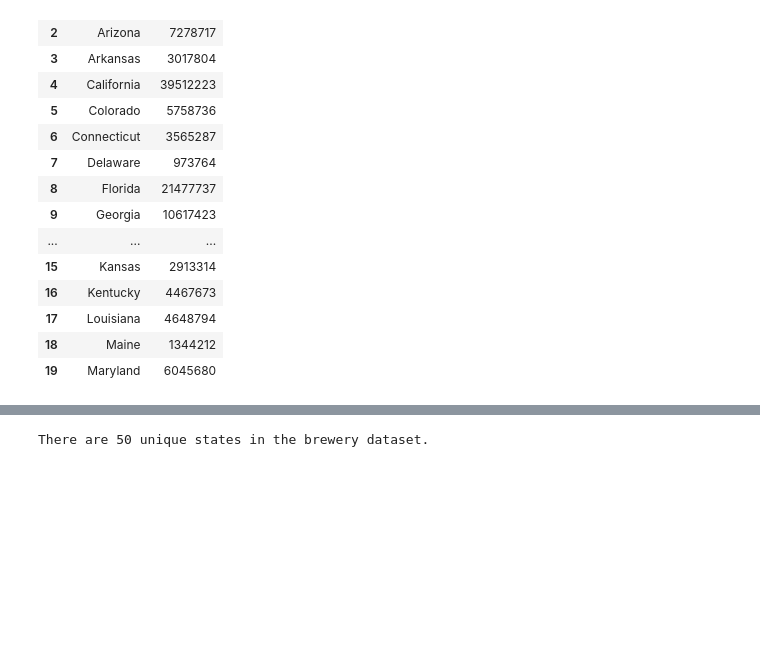
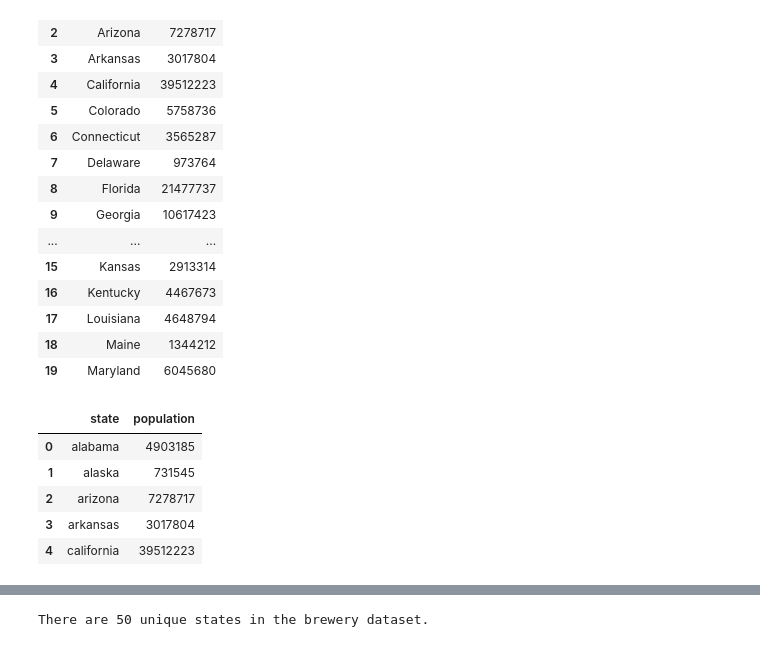
Before and after one commit to NateWitte/ETL-Project, a Jupyter notebook: UnitedStatesBreweries.ipynb, the cells around one changed output, grey strips where cells are left out. Saved outputs shown, nothing was run; the diff lists cells and outputs as text; code cells hidden in the pictures; blank space fills up the shorter version.

```diff
--- a/UnitedStatesBreweries.ipynb
+++ b/UnitedStatesBreweries.ipynb
@@ -122,6 +122,17 @@ pop_transformed.head(20)
 | 17 | Louisiana | 4648794 |
 | 18 | Maine | 1344212 |
 | 19 | Maryland | 6045680 |
+# %%
+#Make state names lower to match other table
+pop_transformed['state']=pop_transformed['state'].str.lower()
+pop_transformed.head()
+# %% [output]
+|  | state | population |
+| 0 | alabama | 4903185 |
+| 1 | alaska | 731545 |
+| 2 | arizona | 7278717 |
+| 3 | arkansas | 3017804 |
+| 4 | california | 39512223 |
 # %%
 # Copy the dataframe
 brew_cols = ["brewery_name", "type", "address", "website", "state", "state_breweries"]
```
Also changed, not shown: parts of 10 cells of this notebook.
